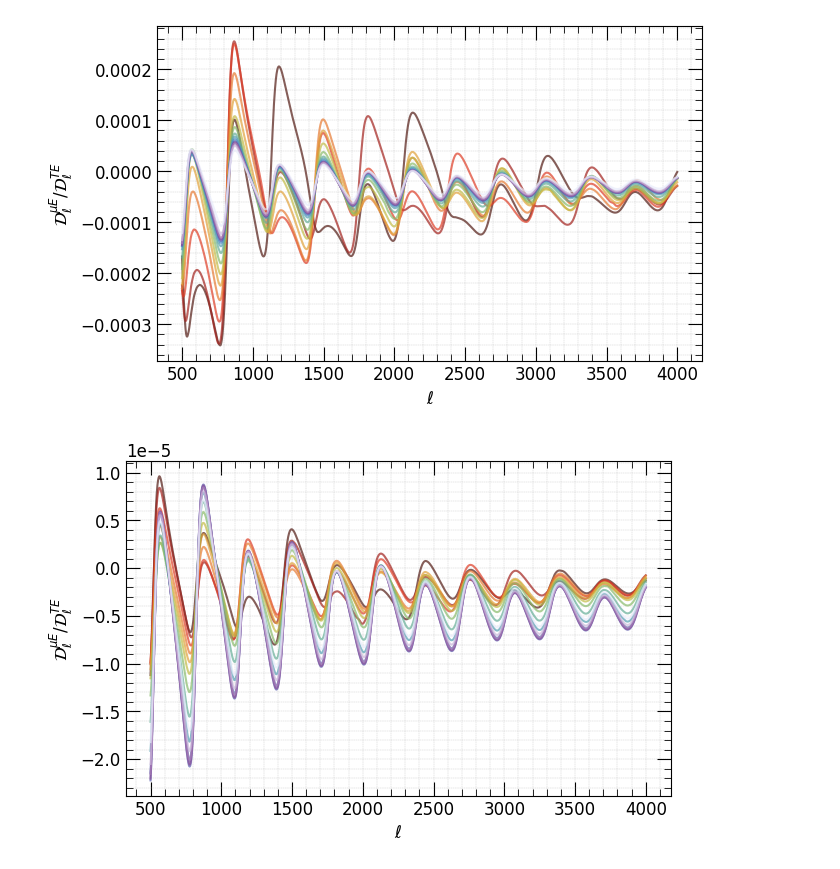
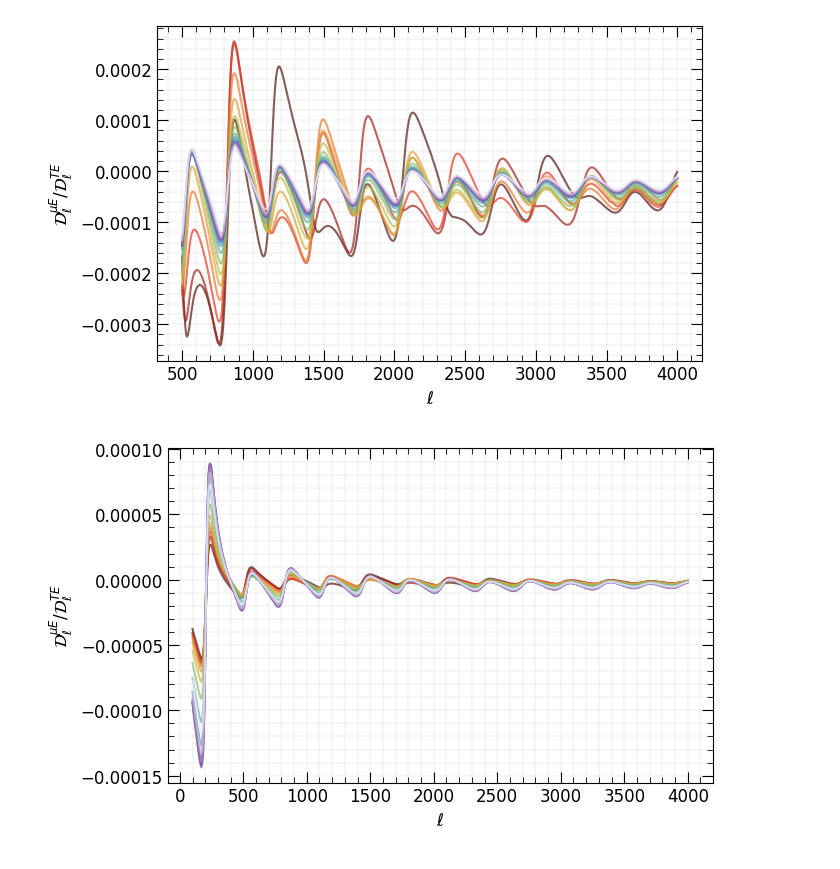
Before and after one commit to Sareva00/Photon_conversion, a Jupyter notebook: power_spectraEE.ipynb, the cells around one changed output. Drawn from its saved outputs; the diff is of its cells as text; code cells hidden in the pictures.

```diff
--- a/power_spectraEE.ipynb
+++ b/power_spectraEE.ipynb
@@ -105,16 +105,16 @@ plt.show()
 fig, ax = plt.subplots(3, 1, figsize=mplt.set_size(mplt.width, 1, (3,1)),sharex='col')
 
 
-ax[0].plot(ell, TE, color=colors[3], alpha=0.7, linestyle="-", label="TE")
+ax[0].plot(ell, TE, color=colors[3], alpha=0.7, linestyle="-" , linewidth=1.2,  label="TE")
 
 
-ax[1].plot(ell, muE_1, color=colors[0], alpha=0.7, linestyle="-", label=f"$z_{{con}} = ${tools.sci_notation(5e5)}")
-ax[1].plot(ell, muE_2, color=colors[1], alpha=0.7, linestyle="-", label=f"$z_{{con}} = ${tools.sci_notation(5e4)}")
-ax[1].plot(ell, muE_3, color=colors[2], alpha=0.7, linestyle="-", label=f"$z_{{con}} = ${tools.sci_notation(5e3)}")
+ax[1].plot(ell, muE_1, color=colors[0], alpha=0.7, linestyle="-" , linewidth=1.2, label=f"$z_{{con}} = ${tools.sci_notation(5e5)}")
+ax[1].plot(ell, muE_2, color=colors[1], alpha=0.7, linestyle="-", linewidth=1.2, label=f"$z_{{con}} = ${tools.sci_notation(5e4)}")
+ax[1].plot(ell, muE_3, color=colors[2], alpha=0.7, linestyle="-", linewidth=1.2, label=f"$z_{{con}} = ${tools.sci_notation(5e3)}")
 
-ax[2].plot(ell, yE_1, color=colors[0], alpha=0.7, linestyle="-")
-ax[2].plot(ell, yE_2, color=colors[1], alpha=0.7, linestyle="-")
-ax[2].plot(ell, yE_3, color=colors[2], alpha=0.7, linestyle="-")
+ax[2].plot(ell, yE_1, color=colors[0], alpha=0.7, linestyle="-", linewidth=1.2)
+ax[2].plot(ell, yE_2, color=colors[1], alpha=0.7, linestyle="-", linewidth=1.2)
+ax[2].plot(ell, yE_3, color=colors[2], alpha=0.7, linestyle="-", linewidth=1.2)
 
 mplt.set_ticks(ax[0])
 mplt.set_ticks(ax[1])
@@ -122,11 +122,11 @@ mplt.set_ticks(ax[2])
 ax[0].tick_params(labelbottom=False)
 ax[1].tick_params(labelbottom=False)
 
-mplt.set_labels(ax[0], x_label=None, x_log=True, y_label="$\\mathcal{D}_{\\ell}^{{E E}}$", y_log=False, title=None)
+mplt.set_labels(ax[0], x_label=None, x_log=True, y_label="$\\mathcal{D}_{\\ell}^{{T E}}$", y_log=False, title=None)
 mplt.set_labels(ax[1], x_label=None, x_log=True, y_label="$\\mathcal{D}_{\\ell}^{{\\mu E}}$", y_log=False, title=None)
 mplt.set_labels(ax[2], x_label="$\\ell$", x_log=True, y_label="$\\mathcal{D}_{\\ell}^{{y E}}$", y_log=False, title=None)
 
-# plt.savefig('outputs/muE.pdf', dpi=300, bbox_inches="tight")
+plt.savefig('outputs/muE_yE.pdf', dpi=300, bbox_inches="tight")
 
 plt.tight_layout()
 ax[1].legend()
@@ -265,26 +265,26 @@ plt.show()
 # %%
 # large l using a mask
 
-mask = (ell >= 500) & (ell <= ell[-1])
+mask = (ell >= 100) & (ell <= ell[-1])
 
 fig, ax = plt.subplots(1, 1, figsize=mplt.set_size(mplt.width))
 
 
 for i in range(len(TE)):
     ax.plot(ell_1[mask], yE[i][mask]/TE[i][mask], color=colors(i), alpha=0.7, linestyle="-", label=f"yE, zcon={tools.sci_notation(5e5/(10**i))}")
     #ax.plot(ell_1[0],-muE[i], color=colors(i), alpha=0.7, linestyle="--")
 
     #ax.plot(ell_1[0], yE[i], color=colors(i), alpha=0.7, linestyle="-.", label=f"yE, zcon={tools.sci_notation(5e5/(10**i))}")
 
 mplt.set_ticks(ax)
 mplt.set_labels(ax, x_label="$\\ell$", x_log=False, y_label="$\\mathcal{D}_{\\ell}^{{\\mu E}} / \\mathcal{D}_{\\ell}^{{TE}}$", y_log=False, title=None)
 
 # ax.annotate("$yE$", xy=(5, 3e-4), fontsize=12)
 # ax.annotate("$\\mu E$", xy=(5, 2e-2), fontsize=12)
 
-plt.savefig('outputs/yE_TE.pdf', dpi=300, bbox_inches="tight")
+#plt.savefig('outputs/yE_TE.pdf', dpi=300, bbox_inches="tight")
 
 #ax.legend(fontsize=10)
 plt.show()
 # %% [output]
-[figure, old version]
+[figure, new version]
```
Also changed, not shown: parts of 4 cells of this notebook, 5 other files.
